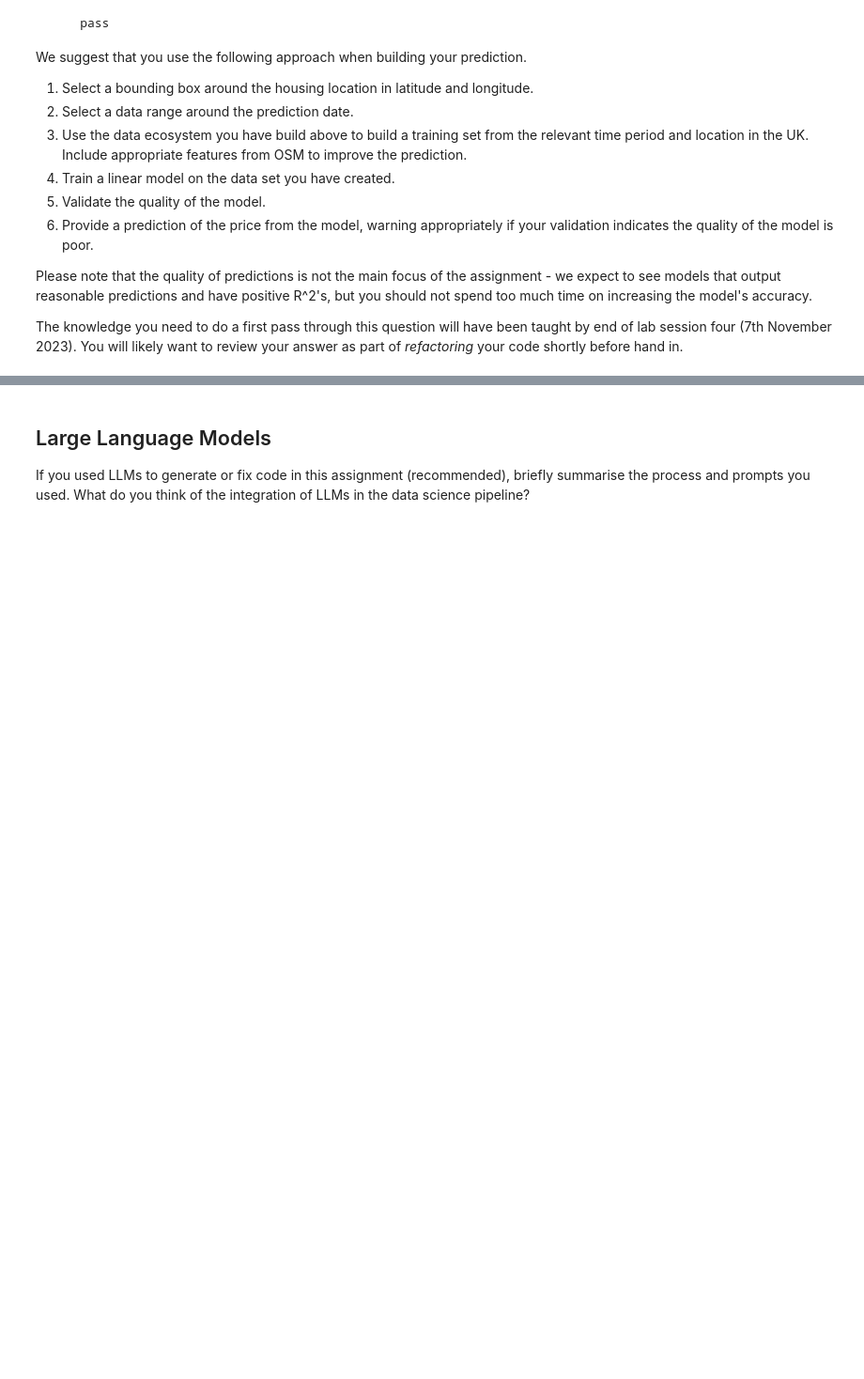
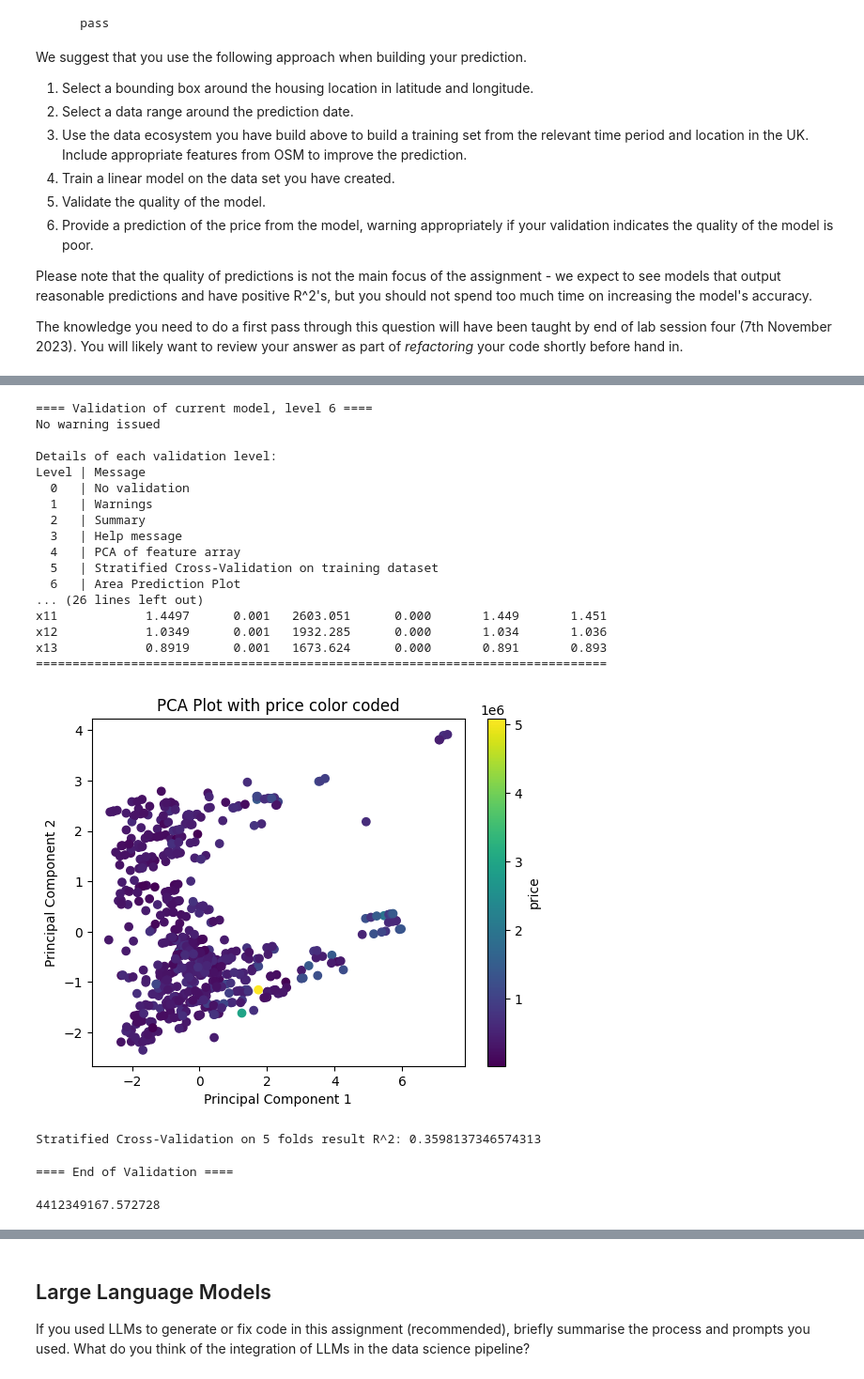
Before and after one commit to jeffrey-22/ads, a Jupyter notebook: notebooks/ads_course_assessment.ipynb, the cells around one changed output, grey strips where cells are left out. Shown: that part at 94% size. Saved outputs shown, nothing was run; the diff lists cells and outputs as text; code cells hidden in the pictures; blank space fills up the shorter version.

```diff
--- a/notebooks/ads_course_assessment.ipynb
+++ b/notebooks/ads_course_assessment.ipynb
@@ -305,0 +443,30 @@ The knowledge you need to do a first pass through this question will have been t
+# %%
+# Example of a prediction with some validations,
+# In this example we are predicting the price of a house of type Others at (51.386, 1.444) at 2023-1-1.
+# In addition to the prediction result (which is at the very end - 6424751.94026991 GBP),
+# I have plotted some other information regrading the current model,
+# such as a heatmap of predicted prices around that area using the model.
+from datetime import date
+fynesse.address.predict_price(51.3864823, 1.4435377, date(2023, 1, 1), 'O', validation_level=6)
+# %% [output]
+==== Validation of current model, level 6 ====
+No warning issued
+
+Details of each validation level:
+Level | Message
+  0   | No validation
+  1   | Warnings
+  2   | Summary
+  3   | Help message
+  4   | PCA of feature array
+  5   | Stratified Cross-Validation on training dataset
+  6   | Area Prediction Plot
+... (26 lines left out)
+x11            1.4497      0.001   2603.051      0.000       1.449       1.451
+x12            1.0349      0.001   1932.285      0.000       1.034       1.036
+x13            0.8919      0.001   1673.624      0.000       0.891       0.893
+==============================================================================
+[figure, added]
+Stratified Cross-Validation on 5 folds result R^2: 0.3598137346574313
+==== End of Validation ====
+4412349167.572728
```
Also changed, not shown: parts of 21 cells of this notebook, 5 other files.
